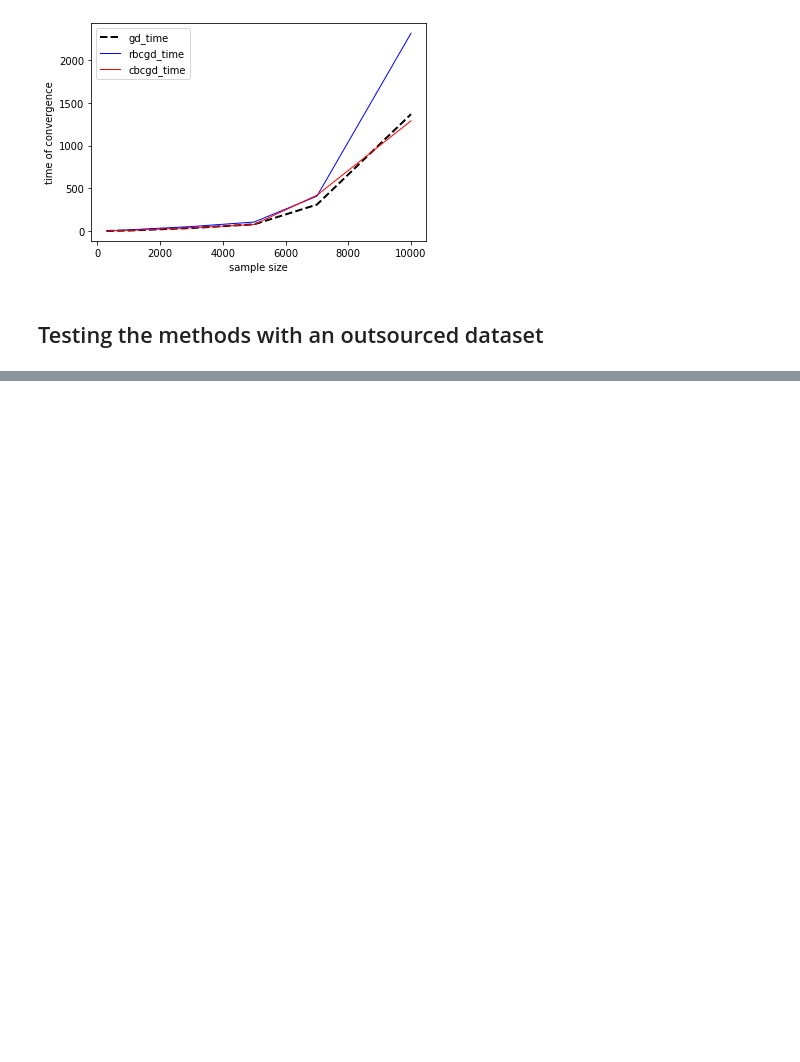
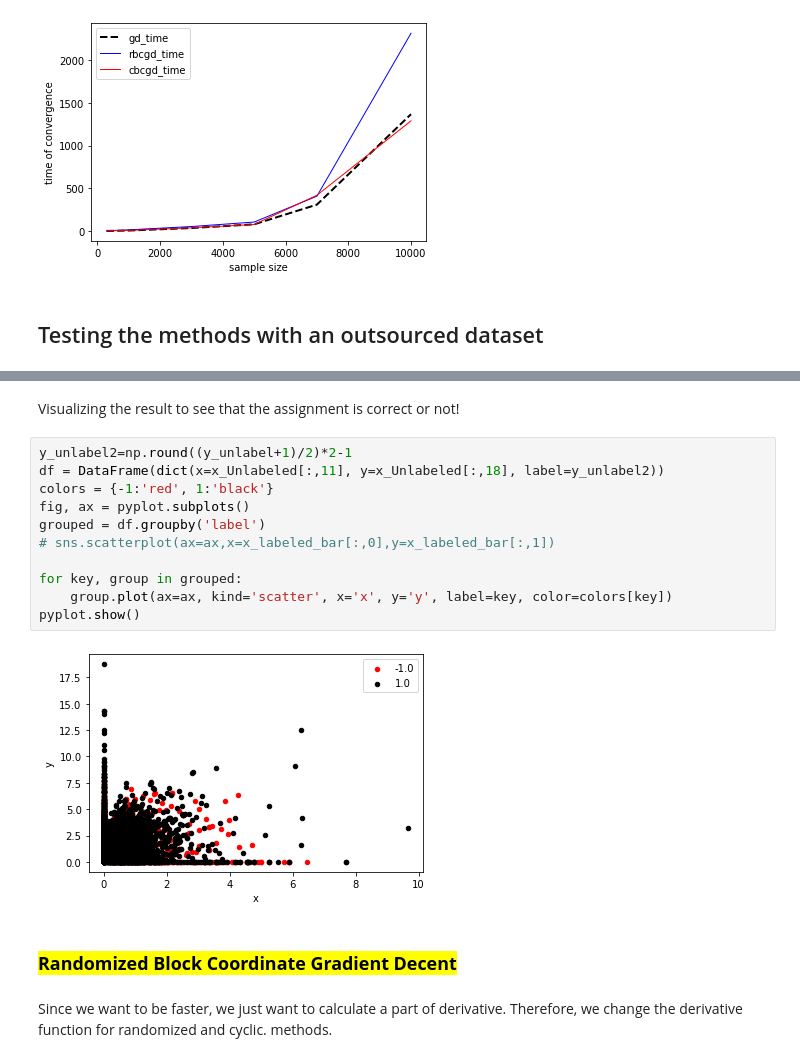
Before and after one commit to mojeee/OptimizationFor-DataScience, a Jupyter notebook: HW/Optimization.ipynb, the cells around one changed output, grey strips where cells are left out. Saved outputs shown, nothing was run; the diff lists cells and outputs as text; blank space fills up the shorter version.

```diff
--- a/HW/Optimization.ipynb
+++ b/HW/Optimization.ipynb
@@ -487,0 +538,19 @@ y_label = df_labeled["Class"].to_numpy()
+# %% [markdown]
+Visualizing the result to see that the assignment is correct or not!
+# %%
+y_unlabel2=np.round((y_unlabel+1)/2)*2-1
+df = DataFrame(dict(x=x_Unlabeled[:,11], y=x_Unlabeled[:,18], label=y_unlabel2))
+colors = {-1:'red', 1:'black'}
+fig, ax = pyplot.subplots()
+grouped = df.groupby('label')
+# sns.scatterplot(ax=ax,x=x_labeled_bar[:,0],y=x_labeled_bar[:,1])
+
+for key, group in grouped:
+    group.plot(ax=ax, kind='scatter', x='x', y='y', label=key, color=colors[key])
+pyplot.show()
+# %% [output]
+[figure, added]
+# %% [markdown]
+### <mark><b>Randomized Block Coordinate Gradient Decent</b></mark>
+# %% [markdown]
+Since we want to be faster, we just want to calculate a part of derivative. Therefore, we change the derivative function for randomized and cyclic. methods.
```
Also changed, not shown: parts of 35 cells of this notebook.
